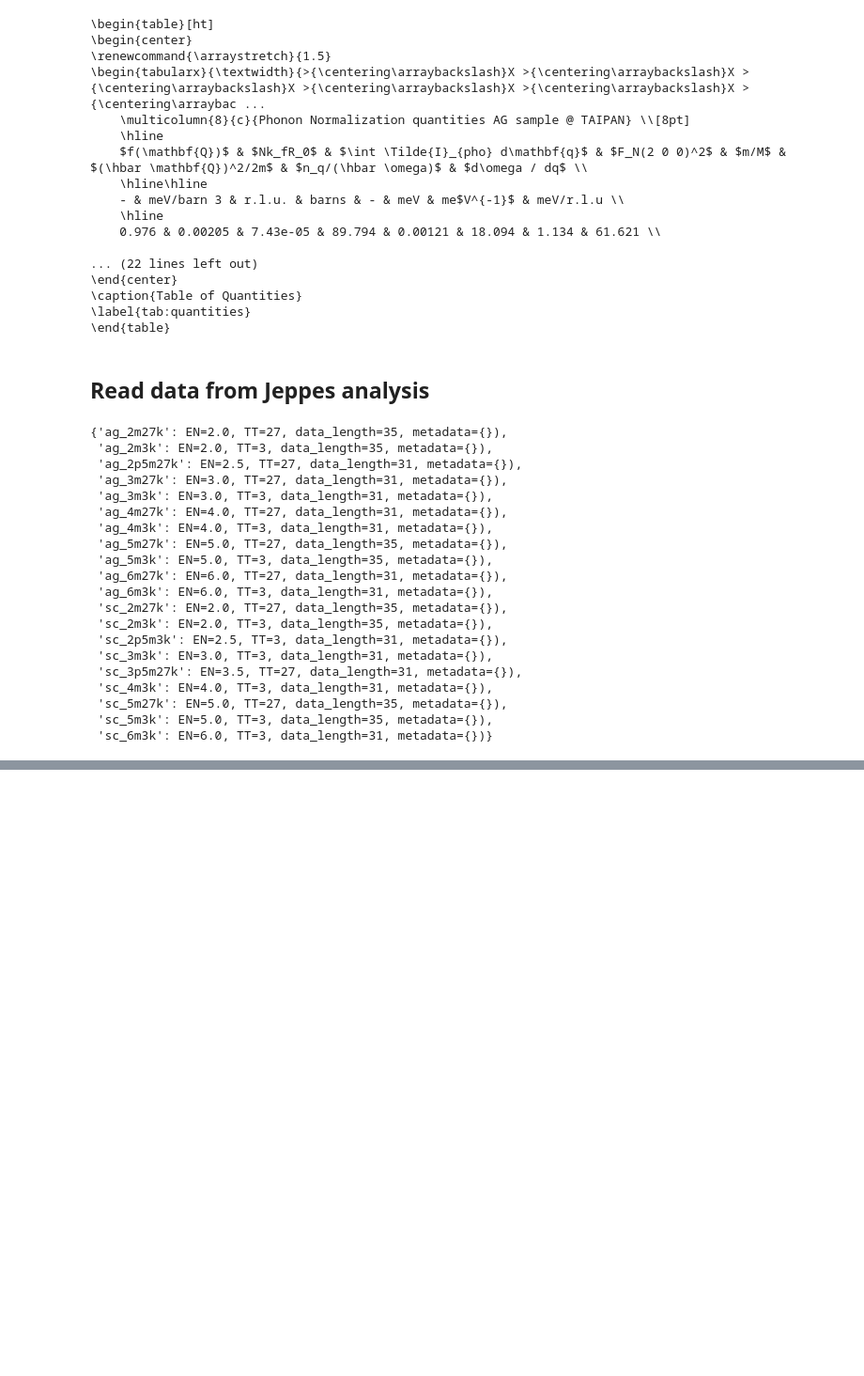
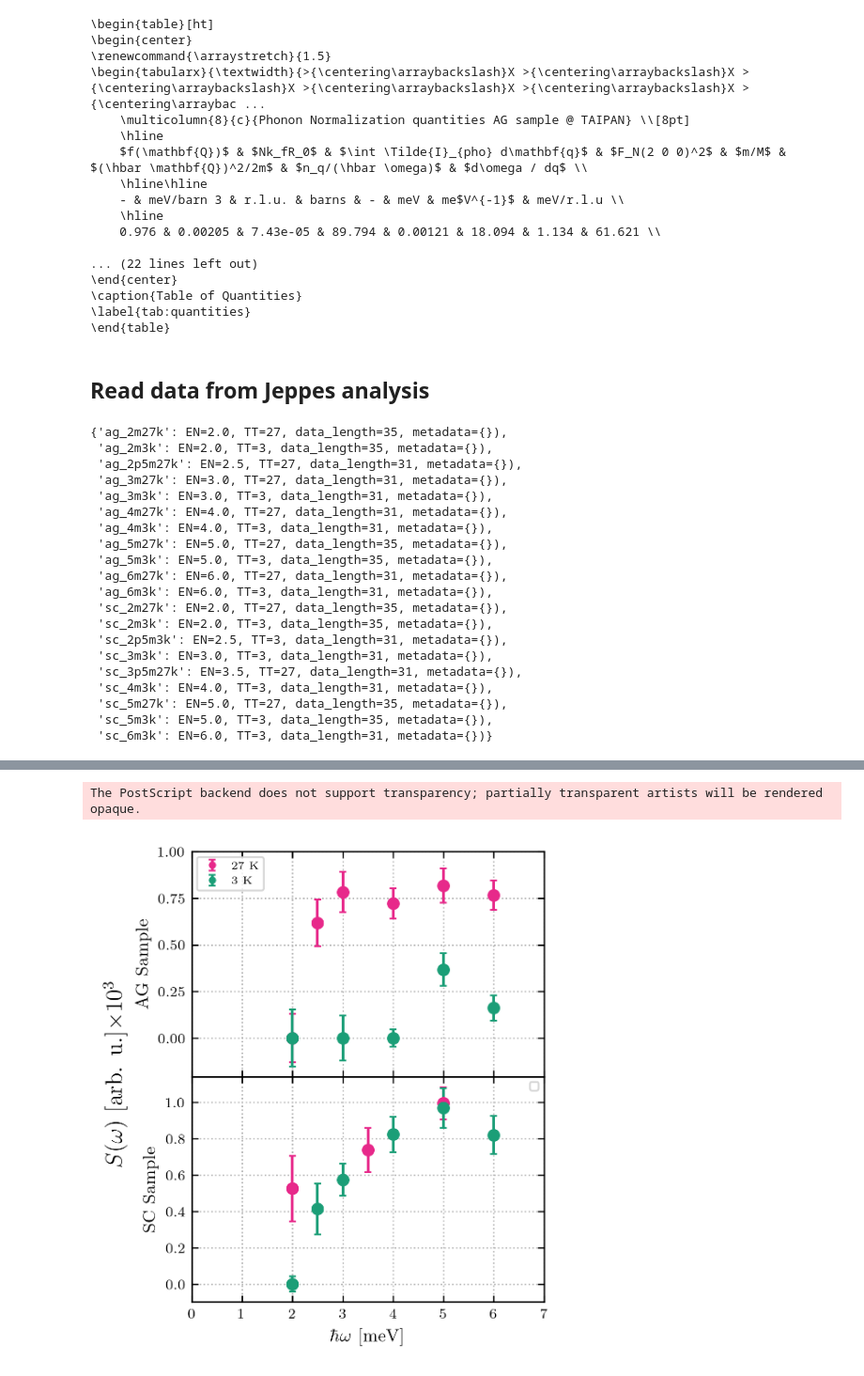
Before and after one commit to KristineKrighaar/NCCO_Article_Code, a Jupyter notebook: DataAnalysis_TAIPAN.ipynb, the cells around one changed output, grey strips where cells are left out. Shown at 94% size. Drawn from its saved outputs; the diff is of its cells as text; code cells hidden in the pictures; blank space fills up the shorter version.

Commit message:
Draft for TAIPAN analysis

```diff
--- a/DataAnalysis_TAIPAN.ipynb
+++ b/DataAnalysis_TAIPAN.ipynb
@@ -431,0 +540,52 @@ AllSets
+# %%
+EN_ag_27K = np.array([2, 2.5, 3, 4,5,6])
+EN_ag_3K = np.array([2, 3,4,5,6])
+
+EN_sc_27K = np.array([2, 3.5, 5])
+EN_sc_3K = np.array([2, 2.5,3,4,5,6])
+
+plt.rcParams.update({
+    'figure.figsize': (3.5, 2.5),     # Width x Height in inches for single plots
+    'font.size': 10,                  # Base font size
+    'axes.labelsize': 10,             # Label font size
+    'xtick.labelsize': 8,             # X-axis tick label size
+    'ytick.labelsize': 8,             # Y-axis tick label size
+    'legend.fontsize': 8,             # Legend font size
+    'axes.titlesize': 10,             # Title font size
+    'figure.dpi': 300,                # Dots per inch for high-quality output
+    'savefig.dpi': 300,
+    'font.family': 'serif',    # Use serif font to match many article styles
+    'lines.linewidth': 1.5                # DPI for saving figures
+})
+# %%
+fig, ax = plt.subplots(2, 1, figsize=(3.5, 4.5))
+fig.subplots_adjust(hspace=0, wspace=0.05)
+
+ax[0].errorbar(EN_ag_27K, np.asarray(area_ag_27K)*10**(3), capsize=2, yerr=np.asarray(area_err_ag_27K)*10**(3), fmt='o', label='27 K', color='#e7298a')
+ax[0].errorbar(EN_ag_3K, np.asarray(area_ag_3K)*10**(3), capsize=2, yerr=np.asarray(area_err_ag_3K)*10**(3), fmt='o', label='3 K', color='#1B9E77')
+
+ax[0].grid(linestyle='dotted')
+ax[0].set_xticks([0,1,2,3,4,5,6,7])
+ax[0].legend(fontsize=6, markerscale=0.5)
+ax[0].set_yticks([0, 0.25, 0.5, 0.75, 1.0])
+
+ax[1].errorbar(EN_sc_27K, np.asarray(area_sc_27K)*10**(3), yerr=np.asarray(area_err_sc_27K)*10**(3), capsize=2, fmt='o', color='#e7298a')
+ax[1].errorbar(EN_sc_3K, np.asarray(area_sc_3K)*10**(3), yerr=np.asarray(area_err_sc_3K)*10**(3), capsize=2, fmt='o', color='#1b9e77')
+
+ax[1].grid(linestyle='dotted')
+ax[1].set_xticks([0,1,2,3,4,5,6,7])
+ax[0].set_xticklabels([])
+
+ax[0].set_ylabel('AG Sample')
+ax[1].set_ylabel('SC Sample')
+ax[1].legend(fontsize=6, markerscale=0.5)
+ax[1].set_xlim(0, 7)
+ax[0].set_xlim(0, 7)
+ax[1].set_xlabel('$\hbar \omega$ [meV]')
+fig.text(-0.07, 0.5, r'$ S(\omega)$ [arb. u.]$\times 10^3$', va='center', rotation='vertical', fontsize=13)
+
+plt.savefig('Figures_eps/TAIPAN/E_dependence.eps', format='eps', bbox_inches='tight')
+plt.savefig('Figures_png/TAIPAN/E_dependence.png', format='png', bbox_inches='tight')
+# %% [output]
+The PostScript backend does not support transparency; partially transparent artists will be rendered opaque.
+[figure, added]
```
Also changed, not shown: parts of 7 cells of this notebook, 1 other file.
